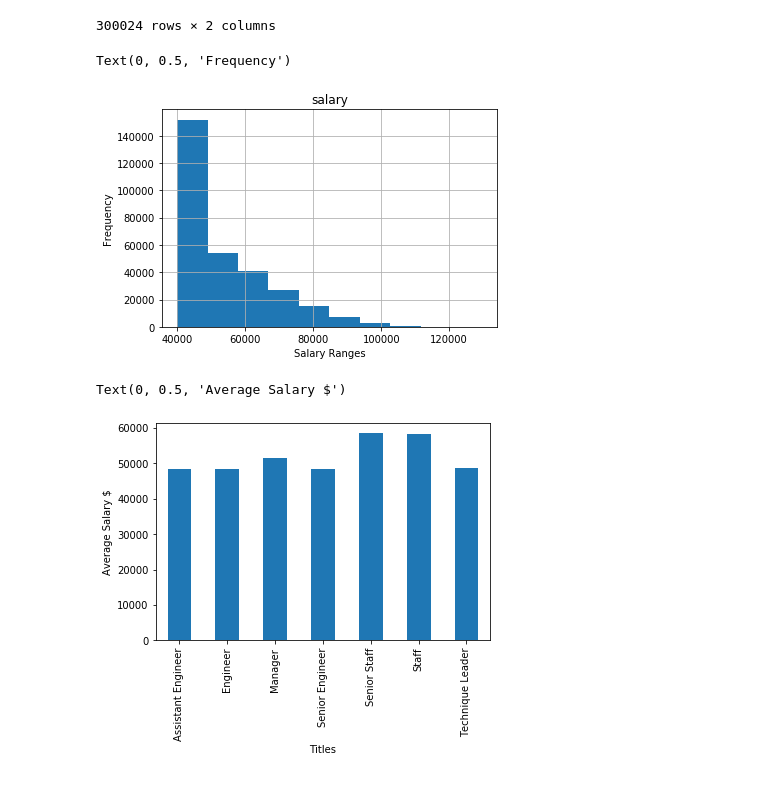
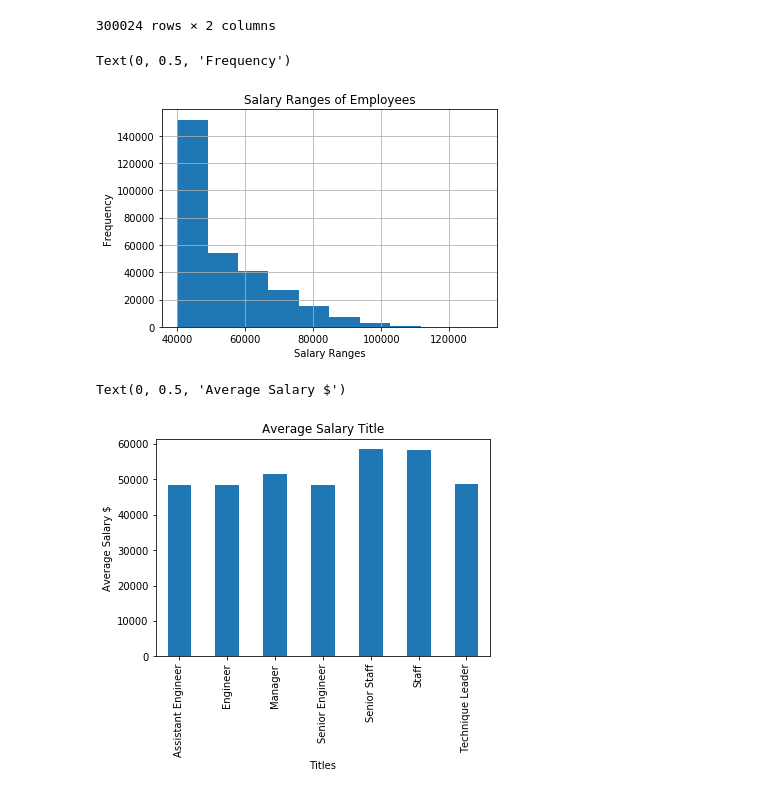
Before and after one commit to cdfencing/SQL-Challenge, a Jupyter notebook: EmployeeSQL/Bonus.ipynb, the cells around one changed output. Cells and saved outputs as stored; diff of their text form; code cells hidden in the pictures.

```diff
--- a/EmployeeSQL/Bonus.ipynb
+++ b/EmployeeSQL/Bonus.ipynb
@@ -93,17 +66,19 @@ titles_salaries
 titles_salaries_group = titles_salaries.groupby("title")["salary"].mean()
 # %%
 titles_salaries.hist(column = "salary")
+plt.title("Salary Ranges of Employees")
 plt.xlabel("Salary Ranges")
 plt.ylabel("Frequency")
 # %% [output]
 Text(0, 0.5, 'Frequency')
-[figure, old version]
+[figure, new version]
 # %%
 titles_salaries_group.plot.bar()
+plt.title("Average Salary Title")
 plt.xlabel("Titles")
 plt.ylabel("Average Salary $")
 # %% [output]
 Text(0, 0.5, 'Average Salary $')
-[figure, old version]
+[figure, new version]
 # %%
 connection.close()
```
Also changed, not shown: parts of 2 cells of this notebook, 3 other files.
